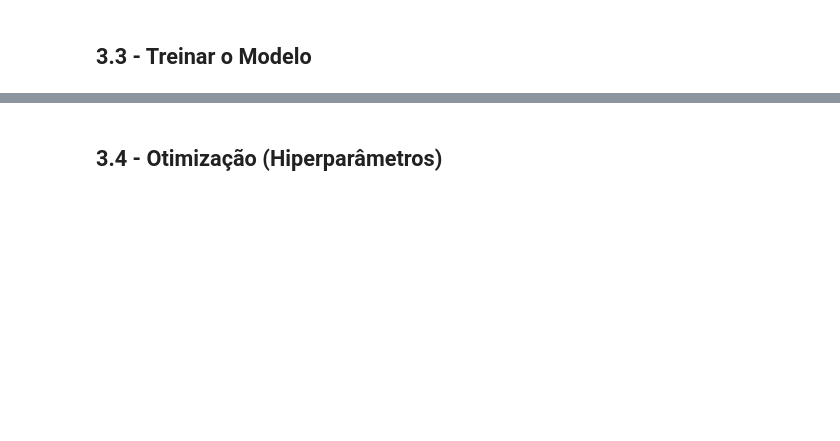
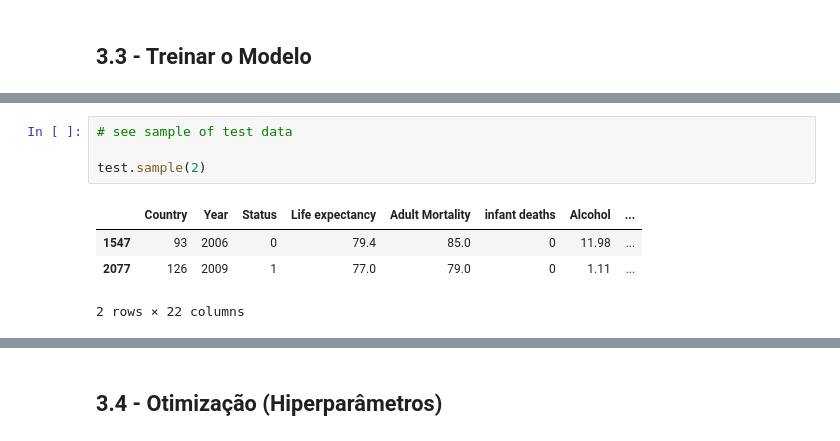
Before and after one commit to AvelinoAlmeida/Life-Expectancy, a Jupyter notebook: 3-modeling.ipynb, the cells around one changed output, grey strips where cells are left out. Drawn from its saved outputs; the diff is of its cells as text; blank space fills up the shorter version.

```diff
--- a/3-modeling.ipynb
+++ b/3-modeling.ipynb
@@ -116,0 +149,9 @@ ValueError: could not convert string to float: 'Cabo Verde'
+# %%
+# see sample of test data
+
+test.sample(2)
+# %% [output]
+|  | Country | Year | Status | Life expectancy | Adult Mortality | infant deaths | Alcohol | ... |
+| 1547 | 93 | 2006 | 0 | 79.4 | 85.0 | 0 | 11.98 | ... |
+| 2077 | 126 | 2009 | 1 | 77.0 | 79.0 | 0 | 1.11 | ... |
+2 rows × 22 columns
```
Also changed, not shown: parts of 22 cells of this notebook, 4 other files.
